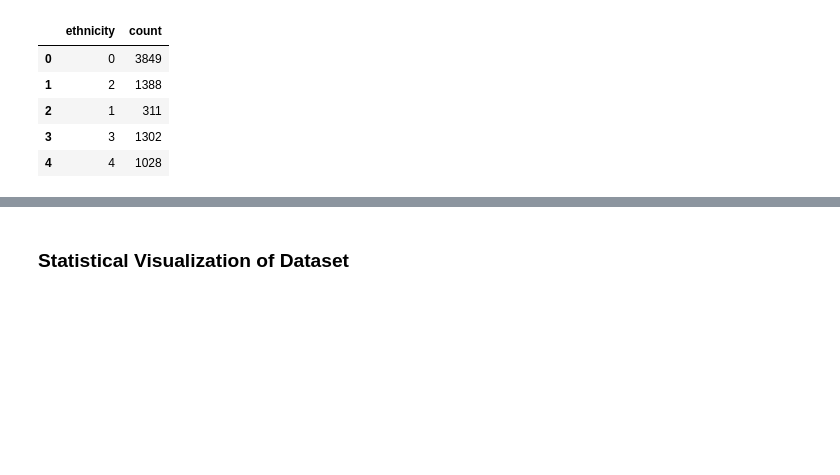
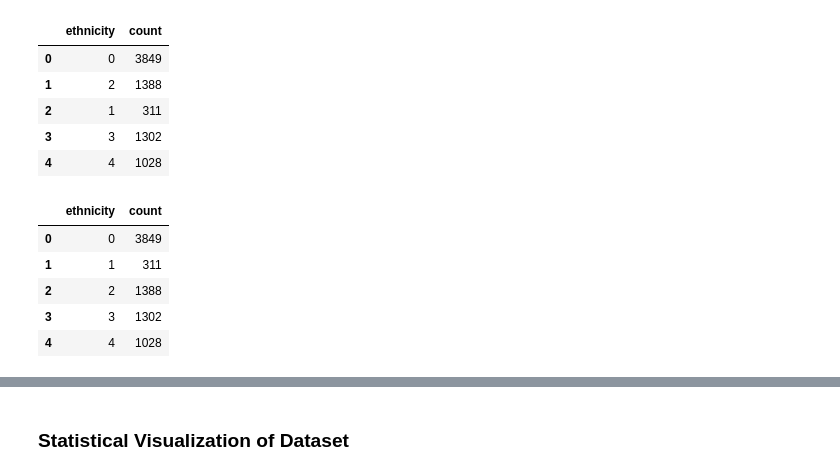
Before and after one commit to kiubb02/CVProject, a Jupyter notebook: main.ipynb, the cells around one changed output, grey strips where cells are left out. Saved outputs shown, nothing was run; the diff lists cells and outputs as text; code cells hidden in the pictures; blank space fills up the shorter version.

```diff
--- a/main.ipynb
+++ b/main.ipynb
@@ -166,6 +170,20 @@ ethnicity_df
 | 2 | 1 | 311 |
 | 3 | 3 | 1302 |
 | 4 | 4 | 1028 |
+# %%
+ethnicity_df = pd.DataFrame(create_dict(ethnicity_list, "ethnicity"))
+ethnicity_df = ethnicity_df.sort_values('ethnicity')
+# replace index needed to fetch name of predicted class later
+ethnicity_df.reset_index(inplace=True)
+ethnicity_df.drop('index', axis=1, inplace=True)
+ethnicity_df
+# %% [output]
+|  | ethnicity | count |
+| 0 | 0 | 3849 |
+| 1 | 1 | 311 |
+| 2 | 2 | 1388 |
+| 3 | 3 | 1302 |
+| 4 | 4 | 1028 |
 # %%
 ethnicity_df = ethnicity_df.replace(0,'White')
 ethnicity_df = ethnicity_df.replace(1,'Black')
```
Also changed, not shown: parts of 10 cells of this notebook.
